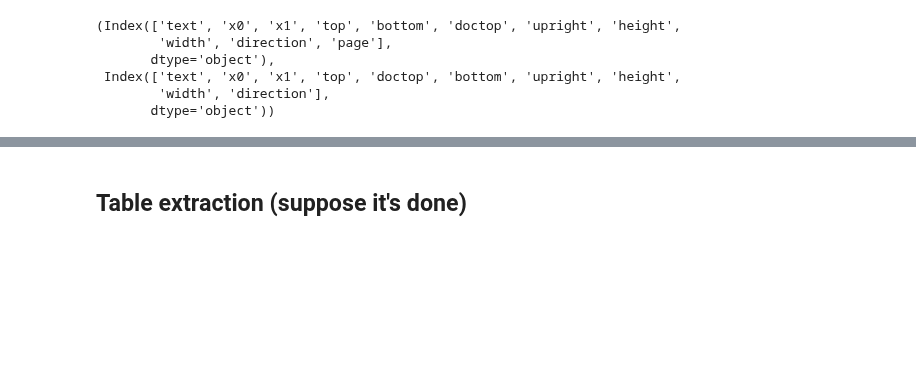
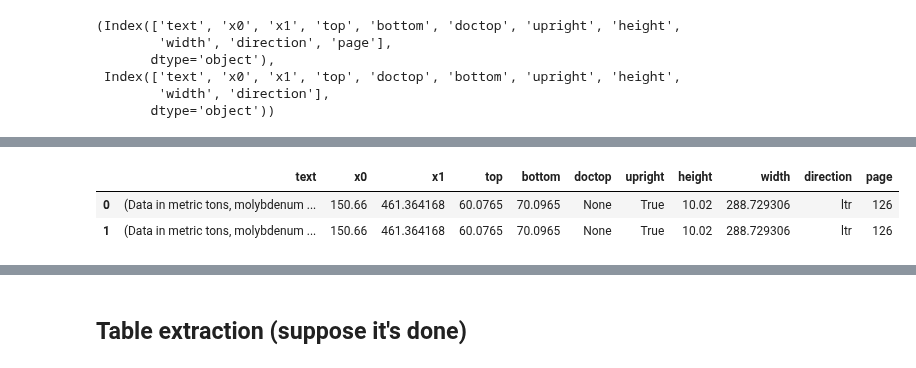
Before and after one commit to Yassmine2020/MaterialRisksSimulation, a Jupyter notebook: test_usgs/main_draft.ipynb, the cells around one changed output, grey strips where cells are left out. Cells and saved outputs as stored; diff of their text form; code cells hidden in the pictures; blank space fills up the shorter version.

```diff
--- a/test_usgs/main_draft.ipynb
+++ b/test_usgs/main_draft.ipynb
@@ -620,19 +633,35 @@ four_page_elements
 # %%
-for key, value in pdf_sections.items():
-    if isinstance(value['title'], pd.DataFrame):
-        pdf_sections[key]['title'] = value['title'].to_dict(orient='records')
+def convert_df_to_dict(d):
+    if isinstance(d, pd.DataFrame):
+        return d.to_dict(orient='records')
+    elif isinstance(d, list):
+        return [convert_df_to_dict(i) for i in d]
+    elif isinstance(d, dict):
+        return {k: convert_df_to_dict(v) for k, v in d.items()}
+    else:
+        return d
+
+serializable_pdf_sections = convert_df_to_dict(pdf_sections)
 
 # Save the dictionary to a JSON file
 with open('json_files/pdf_sections.json', 'w', encoding='utf-8') as json_file:
-    json.dump(pdf_sections, json_file, ensure_ascii=False, indent=4)
+    json.dump(serializable_pdf_sections, json_file, ensure_ascii=False, indent=4)
-# %%
-with open('json_files/pdf_sections.json', 'r', encoding='utf-8') as json_file:
-    pdf_sections = json.load(json_file)
-
-# Step 2: Convert the `title` fields back to DataFrames
-for key, value in pdf_sections.items():
-    if isinstance(value['title'], list):  # Check if the `title` was converted to a list of dicts
-        pdf_sections[key]['title'] = pd.DataFrame(value['title'])
+# %%
+with open('json_files/pdf_sections.json', 'r', encoding='utf-8') as json_file:
+    loaded_pdf_sections = json.load(json_file)
+
+# Convert serialized dictionaries back to DataFrames
+def convert_dict_to_df(d):
+    if isinstance(d, list) and all(isinstance(i, dict) for i in d):
+        return pd.DataFrame(d)
+    elif isinstance(d, list):
+        return [convert_dict_to_df(i) for i in d]
+    elif isinstance(d, dict):
+        return {k: convert_dict_to_df(v) for k, v in d.items()}
+    else:
+        return d
+
+pdf_sections = convert_dict_to_df(loaded_pdf_sections)
 # %%
 pdf_sections   #🟠 sauf for Zirconium!!
 # %% [output]
@@ -771,0 +795,7 @@ scraping_base_bricolage['Platinum']['remarks']
+# %%
+scraping_base_bricolage['Molybdenum']['remarks']
+# dict_keys(['Abrasives', 'Fluorspar', 'Mercury', 'Silicon', 'Aluminum', 'Gallium', 'Mica', 'Silver', 'Antimony', 'Garnet', 'Molybdenum', 'Soda Ash', 'Arsenic', 'Gemstones', 'Nickel', 'Stone', 'Asbestos', 'Germanium', 'Niobium', 'Strontium', 'Barite', 'Gold', 'Nitrogen', 'Sulfur', 'Bauxite', 'Graphite', 'Talc', 'Beryllium', 'Gypsum', 'Peat', 'Tantalum', 'Bismuth', 'Hafnium', 'Perlite', 'Tellurium', 'Boron', 'Helium', 'Phosphate Rock', 'Thallium', 'Bromine', 'Indium', 'Platinum', 'Thorium', 'Cadmium', 'Iodine', 'Potash', 'Tin', 'Cement', 'Iron and Steel', 'Pumice', 'Titanium', 'Cesium', 'Iron Ore', 'Quartz', 'Tungsten', 'Chromium', 'Iron Oxide Pigments', 'Rare Earths', 'Vanadium', 'Clays', 'Kyanite', 'Rhenium', 'Vermiculite', 'Cobalt', 'Lead', 'Rubidium', 'Wollastonite', 'Copper', 'Lime', 'Salt', 'Yttrium', 'Diamond', 'Lithium', 'Sand and Gravel', 'Zeolites', 'Diatomite', 'Magnesium', 'Scandium', 'Zinc', 'Feldspar', 'Manganese', 'Selenium'])
+# %% [output]
+|  | text | x0 | x1 | top | bottom | doctop | upright | height | width | direction | page |
+| 0 | (Data in metric tons, molybdenum ... | 150.66 | 461.364168 | 60.0765 | 70.0965 | None | True | 10.02 | 288.729306 | ltr | 126 |
+| 1 | (Data in metric tons, molybdenum ... | 150.66 | 461.364168 | 60.0765 | 70.0965 | None | True | 10.02 | 288.729306 | ltr | 126 |
```
Also changed, not shown: parts of 12 cells of this notebook, 9 other files.
